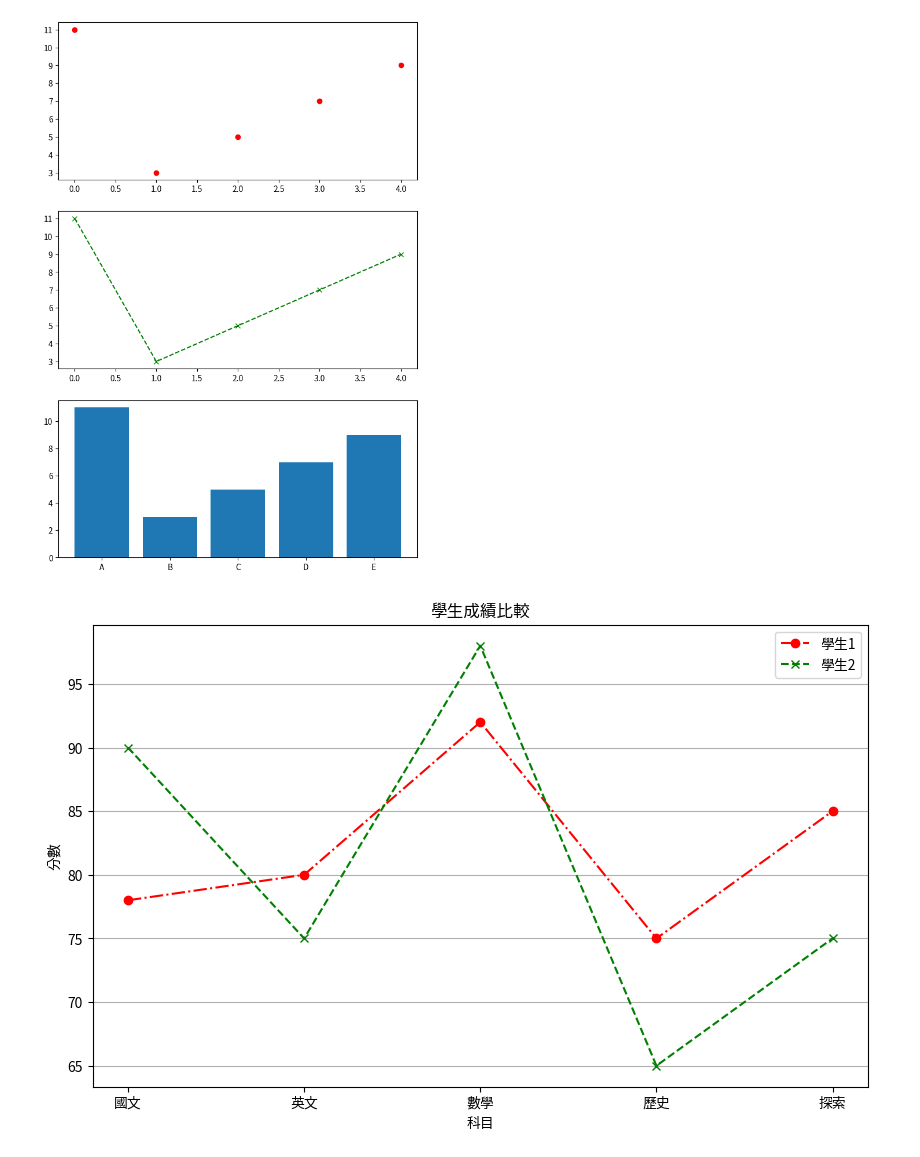
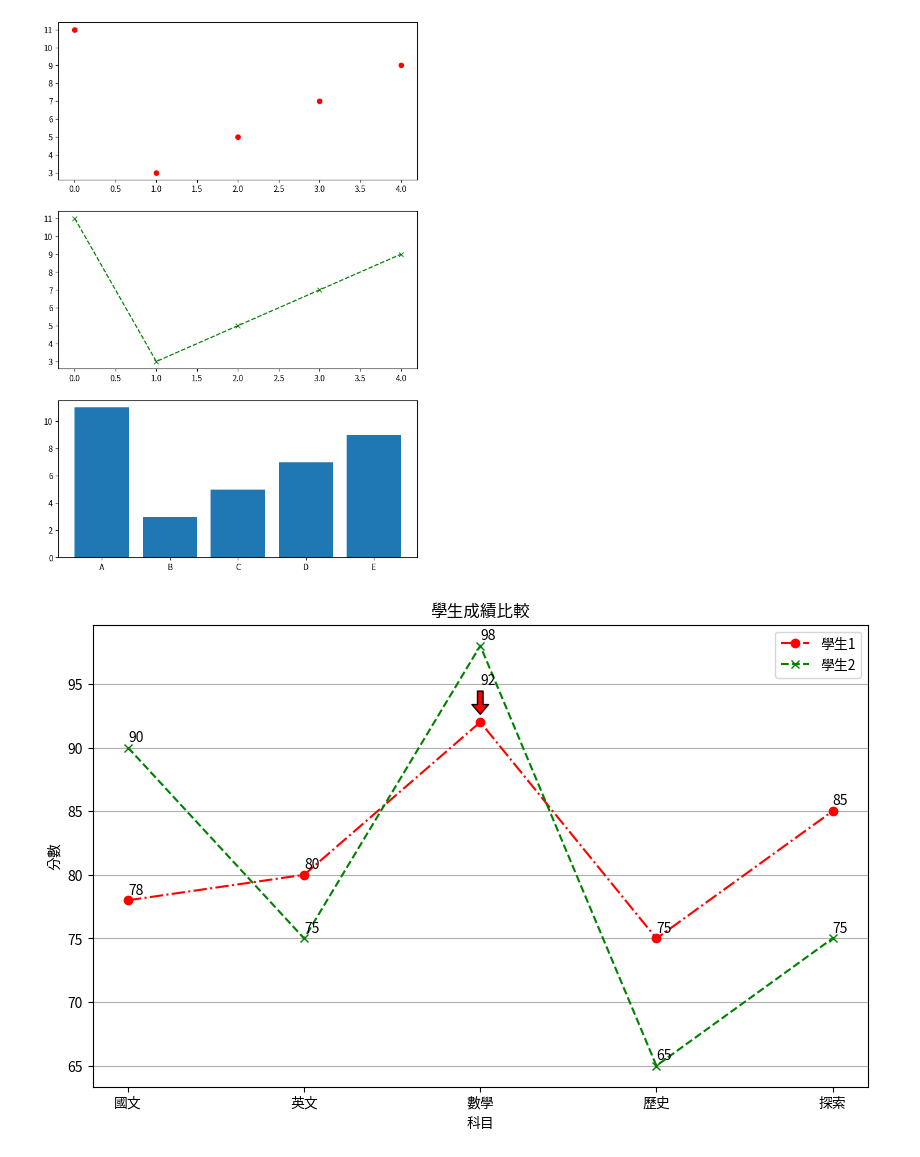
Before and after one commit to EveYang0630/python_analysis, a Jupyter notebook: lession7_3.ipynb, the cells around one changed output. Cells and saved outputs as stored; diff of their text form; code cells hidden in the pictures.

```diff
--- a/lession7_3.ipynb
+++ b/lession7_3.ipynb
@@ -46,18 +46,30 @@ student2 = {'國文':90, '英文':75, '數學':98, '歷史':65, '探索':75}
 # %%
 subject = list(student1.keys())
 score1 = list(student1.values())
 score2 = list(student2.values())
 
 figure = plt.figure(figsize=(10, 6))
 axes = figure.add_subplot(1,1,1)
 axes.set_title('學生成績比較')
 axes.set_xlabel('科目')
 axes.set_ylabel('分數')
 axes.plot(subject,score1,'ro-.',label='學生1')
 axes.plot(subject,score2,'gx--',label='學生2')
 axes.legend()
 axes.grid(axis='y')
 
+# 標示學生1的國文分數
+# 加入標註，xy 是要標註的位置，xytext 是文字顯示的位置，textcoords 指定座標系統
+#axes.annotate(f"{student1['國文']}", xy=(subject[0], score1[0]), xytext=(subject.index('國文')-0.05, score1[0]+3),
+#              arrowprops=dict(facecolor='black', shrink=0.05)) #arrowprops 讓標註有箭頭
+for s,v1,v2 in zip(subject, score1, score2):
+    if s == '數學' and v1 == 92:
+        axes.annotate(f"{v1}",xy=(s,v1+0.5), xytext=(s,v1+3), arrowprops=dict(facecolor='red', shrink=0.05, headlength=7))
+        axes.annotate(f"{v2}",xy=(s,v2+0.5))
+    else:
+        axes.annotate(f"{v1}",xy=(s,v1+0.5))
+        axes.annotate(f"{v2}",xy=(s,v2+0.5))
+
 plt.show()
 # %% [output]
-[figure, old version]
+[figure, new version]
```
Also changed, not shown: parts of 2 cells of this notebook.
